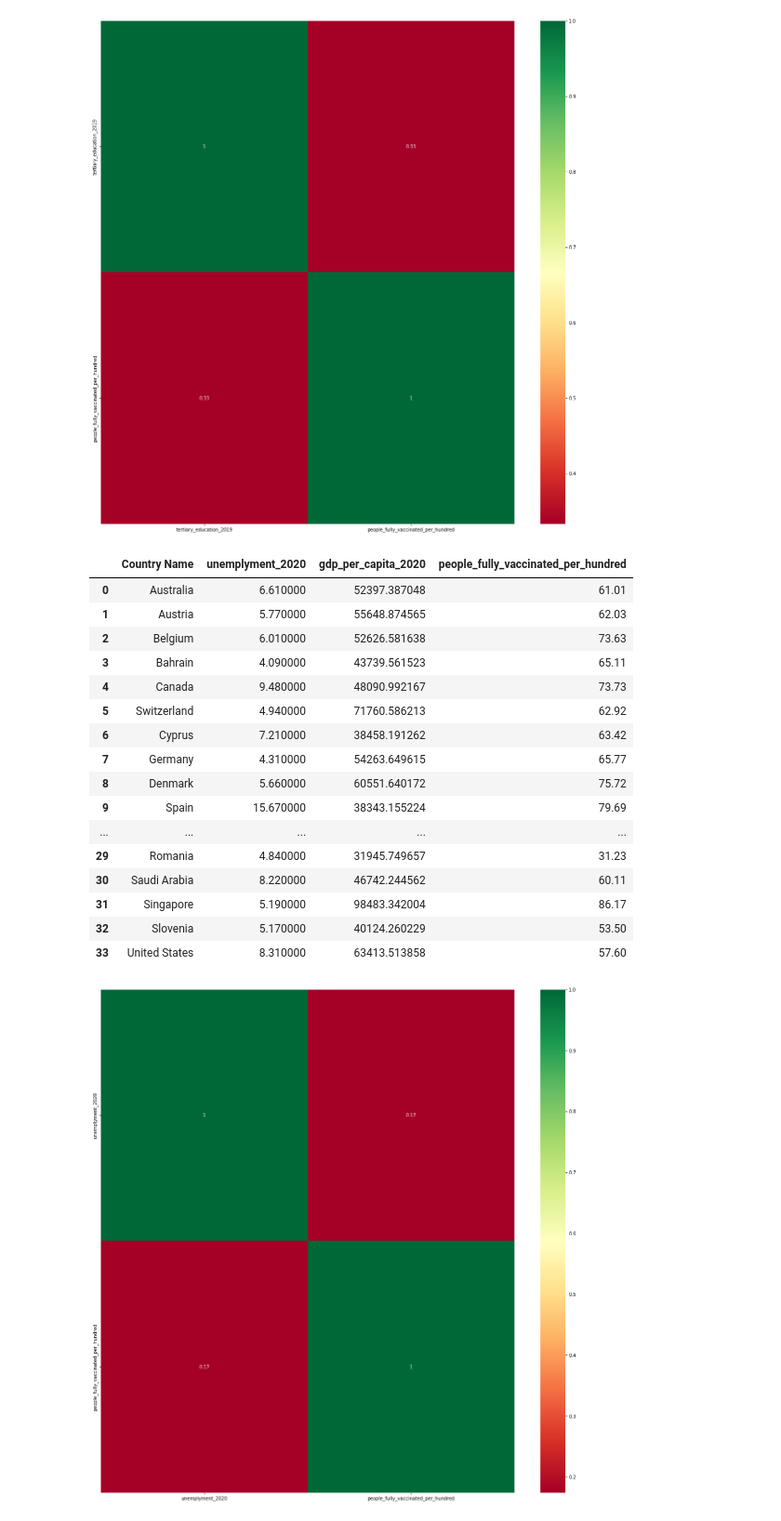
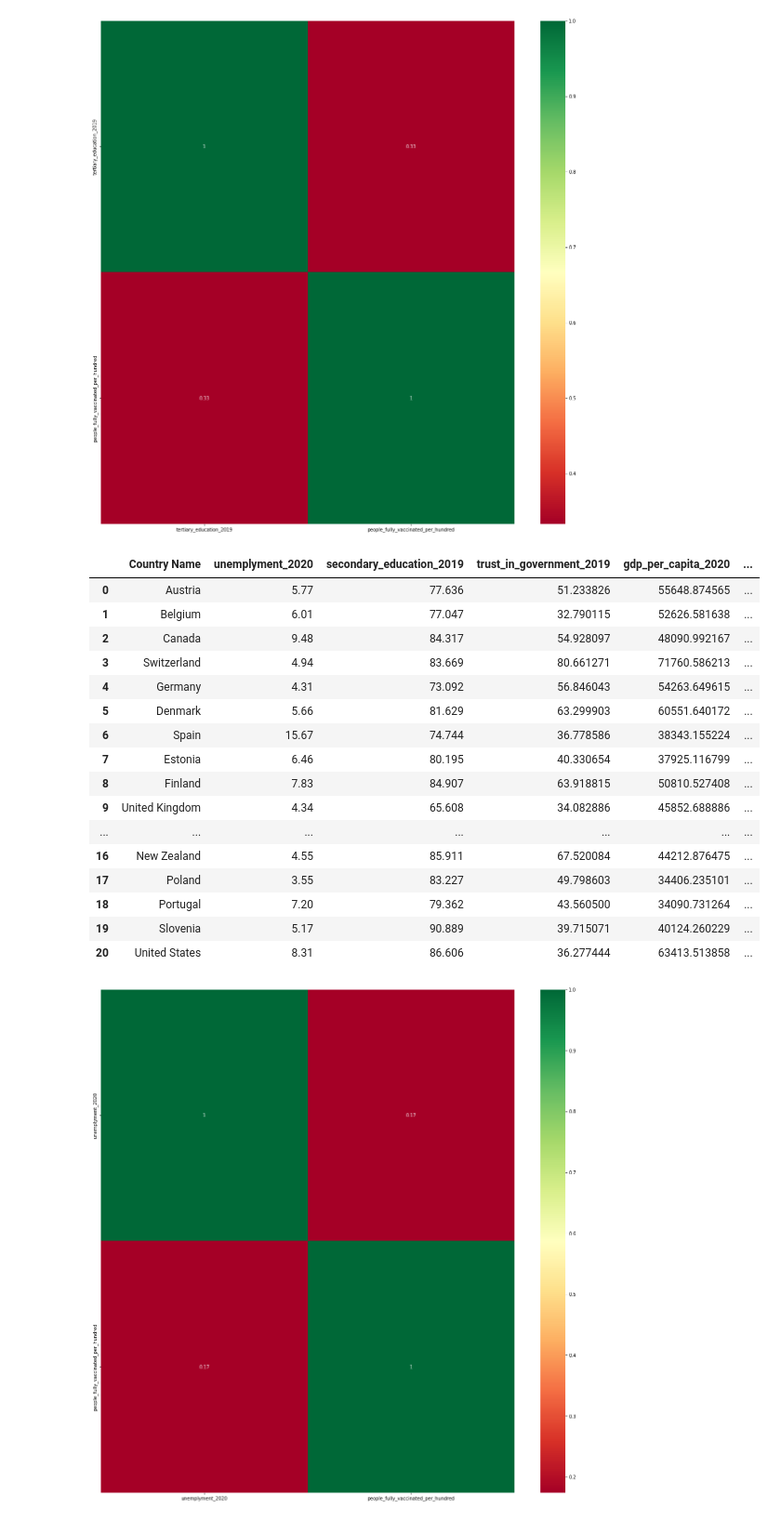
Before and after one commit to ValentinaMiller/Influences-on-covid-19-vaccination-rates, a Jupyter notebook: Data_cleaning.ipynb, the cells around one changed output. Shown at 93% size. Saved outputs shown, nothing was run; the diff lists cells and outputs as text; code cells hidden in the pictures.

```diff
--- a/Data_cleaning.ipynb
+++ b/Data_cleaning.ipynb
@@ -44,5 +43,5 @@ df0=df0.loc[(df0["gdp_per_capita_2020"]==df0["gdp_per_capita_2020"])]
 # %%
-df0=df0.loc[(df0["gdp_per_capita_2020"]>=30000)] ## we want spain, portugal,... -> 30000
+df0=df0.loc[(df0["gdp_per_capita_2020"]>30000)] ## we want spain, portugal,... -> 30000
 data = pd.merge(df0, df, on=["Country Name"])
 #data0 = pd.merge(df1, df, on=["Country Name"])
 data0=data
@@ -82,6 +81,8 @@ df1 = pd.read_csv('betterlifeindex_2019.csv')[["LOCATION","Country"]]
 df1.rename(columns={"Country": "Country Name"}, inplace=True) #40
 data = pd.merge(df0, df1, on=["LOCATION"]).drop_duplicates().reset_index()[["trust_in_government_2019", "Country Name"]]
 data = pd.merge(data, data0, on=["Country Name"])
+
+full_data = data
 data
 # %% [output]
 |  | trust_in_government_2019 | Country Name | gdp_per_capita_2020 | people_fully_vaccinated_per_hundred |
@@ -114,7 +115,9 @@ df4 = pd.read_csv('secondary_education.csv')
 df4 = df4.loc[(df4["TIME"]==2019)].loc[(df4["SUBJECT"]=="UPPSRY")][["LOCATION","Value"]]
 df4.rename(columns={"Value": "secondary_education_2019"}, inplace=True)
 data = pd.merge(df4, df1, on=["LOCATION"]).drop_duplicates().reset_index()[["Country Name","secondary_education_2019"]]
+full_data = pd.merge(data, full_data, on=["Country Name"])
+
 data.rename(columns={"Country": "Country Name"}, inplace=True) #40
 data = pd.merge(data, data0, on=["Country Name"])
-data
+full_data
 # %% [output]
@@ -186,28 +173,29 @@ g=sns.heatmap(data[['tertiary_education_2019', 'people_fully_vaccinated_per_hund
 # %%
 df1 = pd.read_csv('unemployment_rate.csv')
 df1 = df1[["Country Name","2020"]] # select and reduce
 df1.rename(columns={"2020": "unemplyment_2020"}, inplace=True)
 df1=df1.loc[(df1["unemplyment_2020"]==df1["unemplyment_2020"])]
 data = pd.merge(df1, data0, on=["Country Name"])
-data
+full_data = pd.merge(df1, full_data, on=["Country Name"])
+full_data
 # %% [output]
-|  | Country Name | unemplyment_2020 | gdp_per_capita_2020 | people_fully_vaccinated_per_hundred |
-| 0 | Australia | 6.610000 | 52397.387048 | 61.01 |
-| 1 | Austria | 5.770000 | 55648.874565 | 62.03 |
-| 2 | Belgium | 6.010000 | 52626.581638 | 73.63 |
-| 3 | Bahrain | 4.090000 | 43739.561523 | 65.11 |
-| 4 | Canada | 9.480000 | 48090.992167 | 73.73 |
-| 5 | Switzerland | 4.940000 | 71760.586213 | 62.92 |
-| 6 | Cyprus | 7.210000 | 38458.191262 | 63.42 |
-| 7 | Germany | 4.310000 | 54263.649615 | 65.77 |
-| 8 | Denmark | 5.660000 | 60551.640172 | 75.72 |
-| 9 | Spain | 15.670000 | 38343.155224 | 79.69 |
-| ... | ... | ... | ... | ... |
-| 29 | Romania | 4.840000 | 31945.749657 | 31.23 |
-| 30 | Saudi Arabia | 8.220000 | 46742.244562 | 60.11 |
-| 31 | Singapore | 5.190000 | 98483.342004 | 86.17 |
-| 32 | Slovenia | 5.170000 | 40124.260229 | 53.50 |
-| 33 | United States | 8.310000 | 63413.513858 | 57.60 |
+|  | Country Name | unemplyment_2020 | secondary_education_2019 | trust_in_government_2019 | gdp_per_capita_2020 | ... |
+| 0 | Austria | 5.77 | 77.636 | 51.233826 | 55648.874565 | ... |
+| 1 | Belgium | 6.01 | 77.047 | 32.790115 | 52626.581638 | ... |
+| 2 | Canada | 9.48 | 84.317 | 54.928097 | 48090.992167 | ... |
+| 3 | Switzerland | 4.94 | 83.669 | 80.661271 | 71760.586213 | ... |
+| 4 | Germany | 4.31 | 73.092 | 56.846043 | 54263.649615 | ... |
+| 5 | Denmark | 5.66 | 81.629 | 63.299903 | 60551.640172 | ... |
+| 6 | Spain | 15.67 | 74.744 | 36.778586 | 38343.155224 | ... |
+| 7 | Estonia | 6.46 | 80.195 | 40.330654 | 37925.116799 | ... |
+| 8 | Finland | 7.83 | 84.907 | 63.918815 | 50810.527408 | ... |
+| 9 | United Kingdom | 4.34 | 65.608 | 34.082886 | 45852.688886 | ... |
+| ... | ... | ... | ... | ... | ... | ... |
+| 16 | New Zealand | 4.55 | 85.911 | 67.520084 | 44212.876475 | ... |
+| 17 | Poland | 3.55 | 83.227 | 49.798603 | 34406.235101 | ... |
+| 18 | Portugal | 7.20 | 79.362 | 43.560500 | 34090.731264 | ... |
+| 19 | Slovenia | 5.17 | 90.889 | 39.715071 | 40124.260229 | ... |
+| 20 | United States | 8.31 | 86.606 | 36.277444 | 63413.513858 | ... |
 # %%
 corrmat = data.corr()
 top_corr_features = corrmat.index
```
Also changed, not shown: parts of 14 cells of this notebook.
